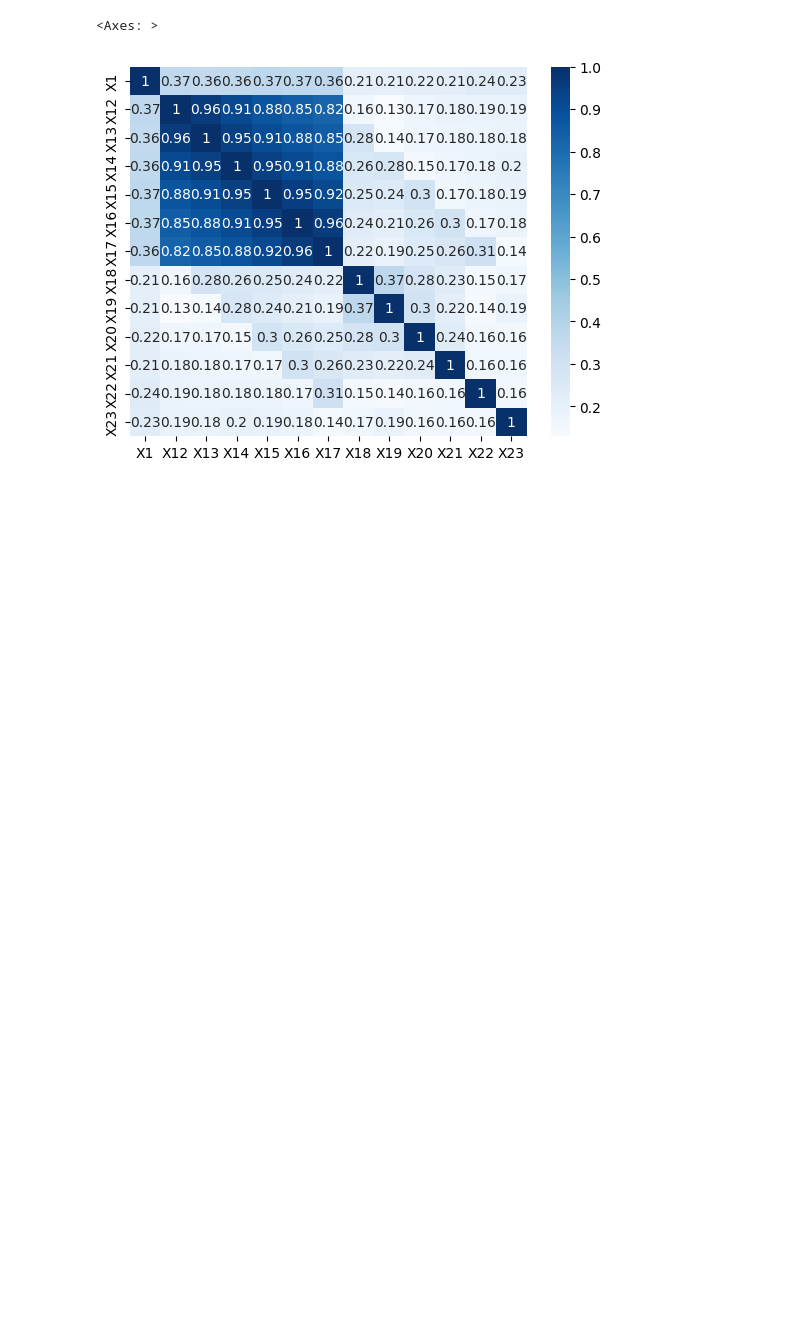
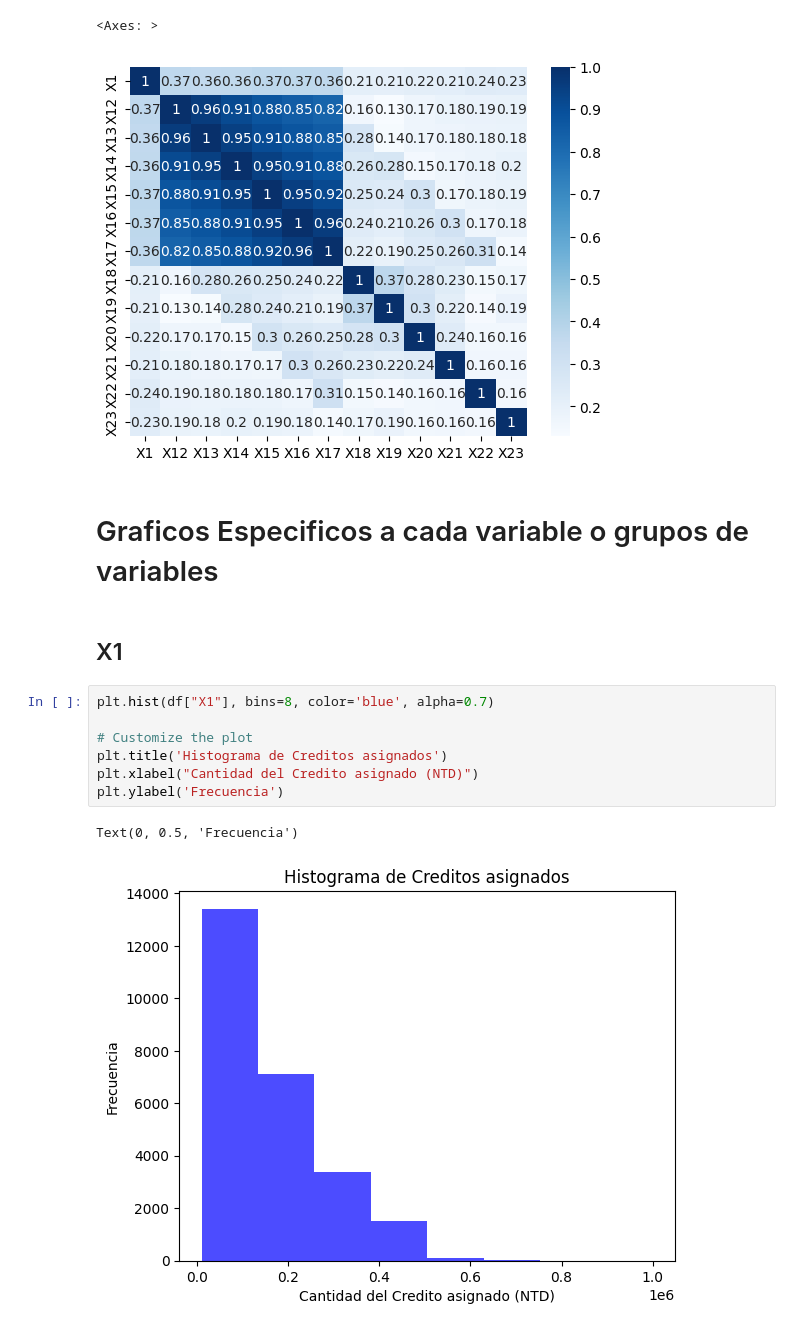
Before and after one commit to JuanSinisterra/Proyecto2_ACTD_ATJS, a Jupyter notebook: Tarea 3 - Exploración de datos/Tarea 3 - Exploración de datos.ipynb, the cells around one changed output. Cells and saved outputs as stored; diff of their text form; blank space fills up the shorter version.

```diff
--- a/Tarea 3 - Exploración de datos/Tarea 3 - Exploración de datos.ipynb
+++ b/Tarea 3 - Exploración de datos/Tarea 3 - Exploración de datos.ipynb
@@ -42,3 +42,17 @@ sns.heatmap(corr, cmap="Blues", annot=True)
 # %% [output]
 <Axes: >
 [figure]
+# %% [markdown]
+# Graficos Especificos a cada variable o grupos de variables
+# %% [markdown]
+## X1
+# %%
+plt.hist(df["X1"], bins=8, color='blue', alpha=0.7)
+
+# Customize the plot
+plt.title('Histograma de Creditos asignados')
+plt.xlabel("Cantidad del Credito asignado (NTD)")
+plt.ylabel('Frecuencia')
+# %% [output]
+Text(0, 0.5, 'Frecuencia')
+[figure, added]
```
Also changed, not shown: parts of 6 cells of this notebook.
